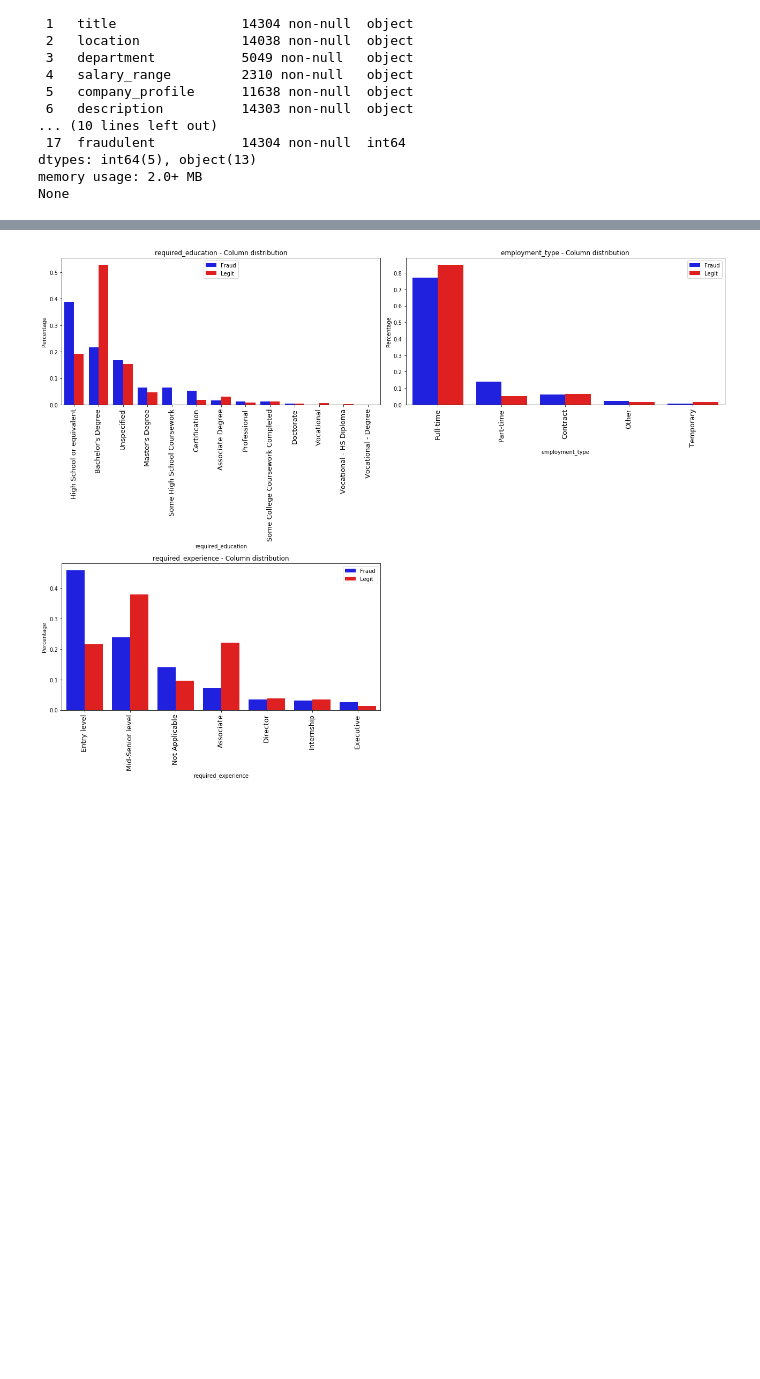
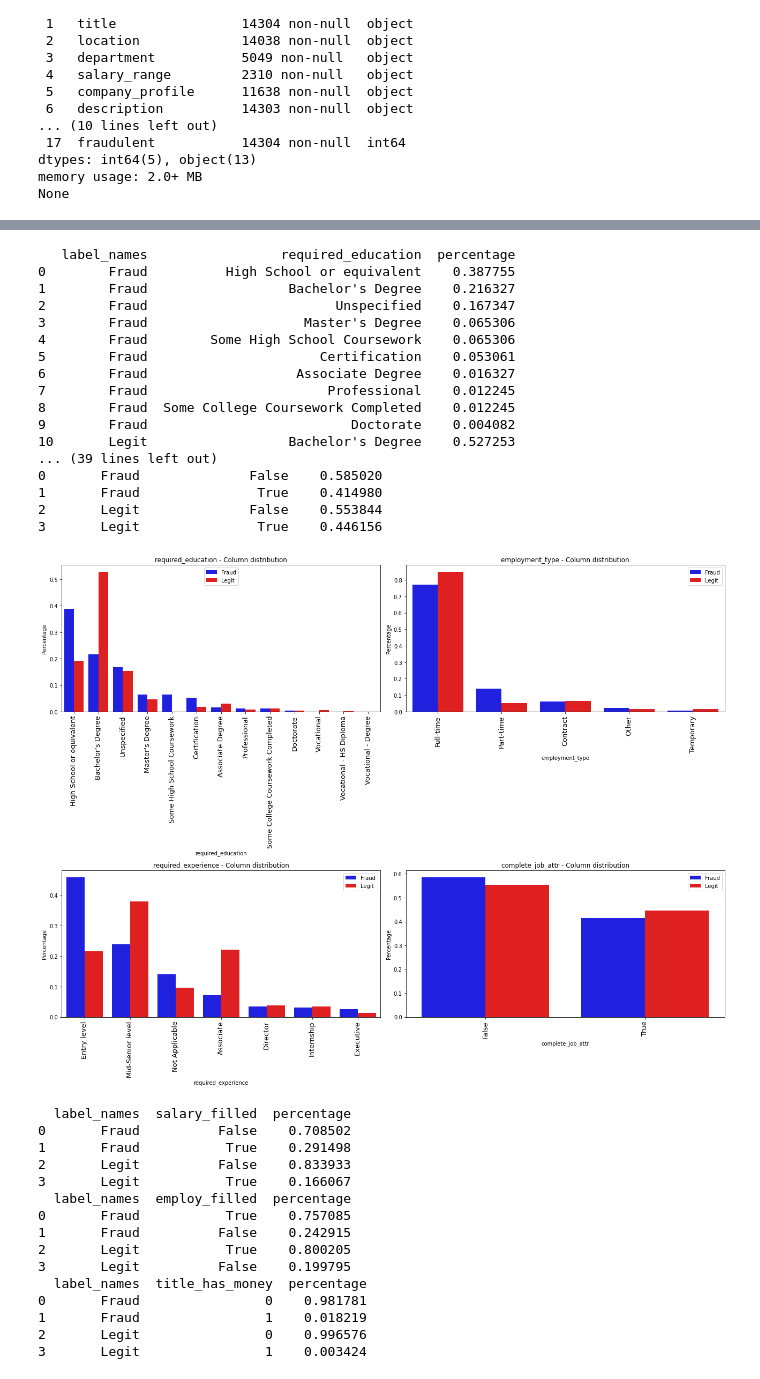
Before and after one commit to yinghao1019/orf_detect, a Jupyter notebook: process/DATA_EDA.ipynb, the cells around one changed output, grey strips where cells are left out. Saved outputs shown, nothing was run; the diff lists cells and outputs as text; code cells hidden in the pictures; blank space fills up the shorter version.

Commit message:
Add DATA_EDA module

```diff
--- a/process/DATA_EDA.ipynb
+++ b/process/DATA_EDA.ipynb
@@ -19,20 +20,16 @@ import multiprocessing as mp
 # %%
 #set Java enviroment variable
-os.environ['JRE_HOME']=r'C:/Program Files/Java/jre1.8.0_241/bin/java.exe'
 spacy.require_gpu(0)
+#loading nlp package
+en_nlp=spacy.load('en_core_web_md')
+
 pd.set_option('display.max_columns',None)
 #read data
-data_dir=r'D:\acer\Desktop\ORF_Detect\Data\fakejob'
+data_dir=r'./Data/fakeJob'
 mode='train'
 data_path='data.csv'
 df=pd.read_csv(os.path.join(data_dir,mode,data_path),encoding='utf_8_sig')
-#build tokenizer
-tb_tokenizer=TreebankWordTokenizer()
-tbd_tokenizer=TreebankWordDetokenizer()
-#loading nlp package
-en_nlp=spacy.load('en_core_web_md')
 htmlCol_names=['company_profile','description','requirements','benefits']
-
 print(df.info())
 # %% [output]
 <class 'pandas.core.frame.DataFrame'>
@@ -56,9 +53,8 @@ None
 #remove duplicate data based on Job description
 print('Before remove duplicat data shape:',df.shape)
 df=df.drop_duplicates(subset=['description','title'],keep=False).reset_index(drop=True)
+bool_df=df.copy().notna()#create bool df
 print('after remove duplicated data shape:',df.shape)
-print(df.head(100))
-print(df.reset_index().head(100))
 #查看對於fraud & legtimate company profile 的empty數量
 print('------legtimate exmaples info------------')
 print(df.loc[df.fraudulent==0].info())
@@ -124,7 +104,7 @@ def plot_percent(group_df,col_names):
 
         #compute group percentage
         counts=group_df[name].value_counts(normalize=True,dropna=True).rename('percentage').reset_index()
-
+        print(counts)
         #plot percentage
         ax=fig.add_subplot(nrows,2,idx+1)
         p=sns.barplot(x=name,y='percentage',hue='label_names',data=counts,ax=ax,palette={'Fraud':'b','Legit':'r'})
@@ -140,11 +120,11 @@ df['label_names']=df['fraudulent'].apply(lambda x:Id2Label[x])
 df.fillna(value={'company_profile':'','description':'','requirements':'','benefits':''},inplace=True)
 #change country names
 df['location']=df['location'].dropna().apply(lambda x: replace_locName(x))
-#detect column whether has link
-for c_name in htmlCol_names:
-    df[c_name+'_has_link']=df[c_name].apply(lambda x:detect_link(x))
 #detect title whether has money
 df['title_has_money']=df['title'].apply(lambda x:has_money(x))
+df['complete_job_attr']=bool_df.loc[:,['required_experience','required_education','industry','function']].all(axis=1)
+df['salary_filled']=bool_df.loc[:,'salary_range']
+df['employ_filled']=bool_df.loc[:,'employment_type']
 #Grouped data
 group_df=df.groupby(['label_names'])
 plot_percent(group_df,['location','telecommuting','has_company_logo','has_questions'])
@@ -152,5 +149,38 @@ plot_percent(group_df,['location','telecommuting','has_company_logo','has_questi
 [figure]
 # %%
-plot_percent(group_df,['required_education','employment_type','required_experience'])
+plot_percent(group_df,['required_education','employment_type','required_experience','complete_job_attr'])
+plot_percent(group_df,['salary_filled','employ_filled','title_has_money'])
 # %% [output]
+   label_names                 required_education  percentage
+0        Fraud          High School or equivalent    0.387755
+1        Fraud                  Bachelor's Degree    0.216327
+2        Fraud                        Unspecified    0.167347
+3        Fraud                    Master's Degree    0.065306
+4        Fraud        Some High School Coursework    0.065306
+5        Fraud                      Certification    0.053061
+6        Fraud                   Associate Degree    0.016327
+7        Fraud                       Professional    0.012245
+8        Fraud  Some College Coursework Completed    0.012245
+9        Fraud                          Doctorate    0.004082
+10       Legit                  Bachelor's Degree    0.527253
+... (39 lines left out)
+0       Fraud              False    0.585020
+1       Fraud               True    0.414980
+2       Legit              False    0.553844
+3       Legit               True    0.446156
-[figure, old version]
+[figure, new version]
+  label_names  salary_filled  percentage
+0       Fraud          False    0.708502
+1       Fraud           True    0.291498
+2       Legit          False    0.833933
+3       Legit           True    0.166067
+  label_names  employ_filled  percentage
+0       Fraud           True    0.757085
+1       Fraud          False    0.242915
+2       Legit           True    0.800205
+3       Legit          False    0.199795
+  label_names  title_has_money  percentage
+0       Fraud                0    0.981781
+1       Fraud                1    0.018219
+2       Legit                0    0.996576
+3       Legit                1    0.003424
```
Also changed, not shown: parts of 26 cells of this notebook, 1 other file.
